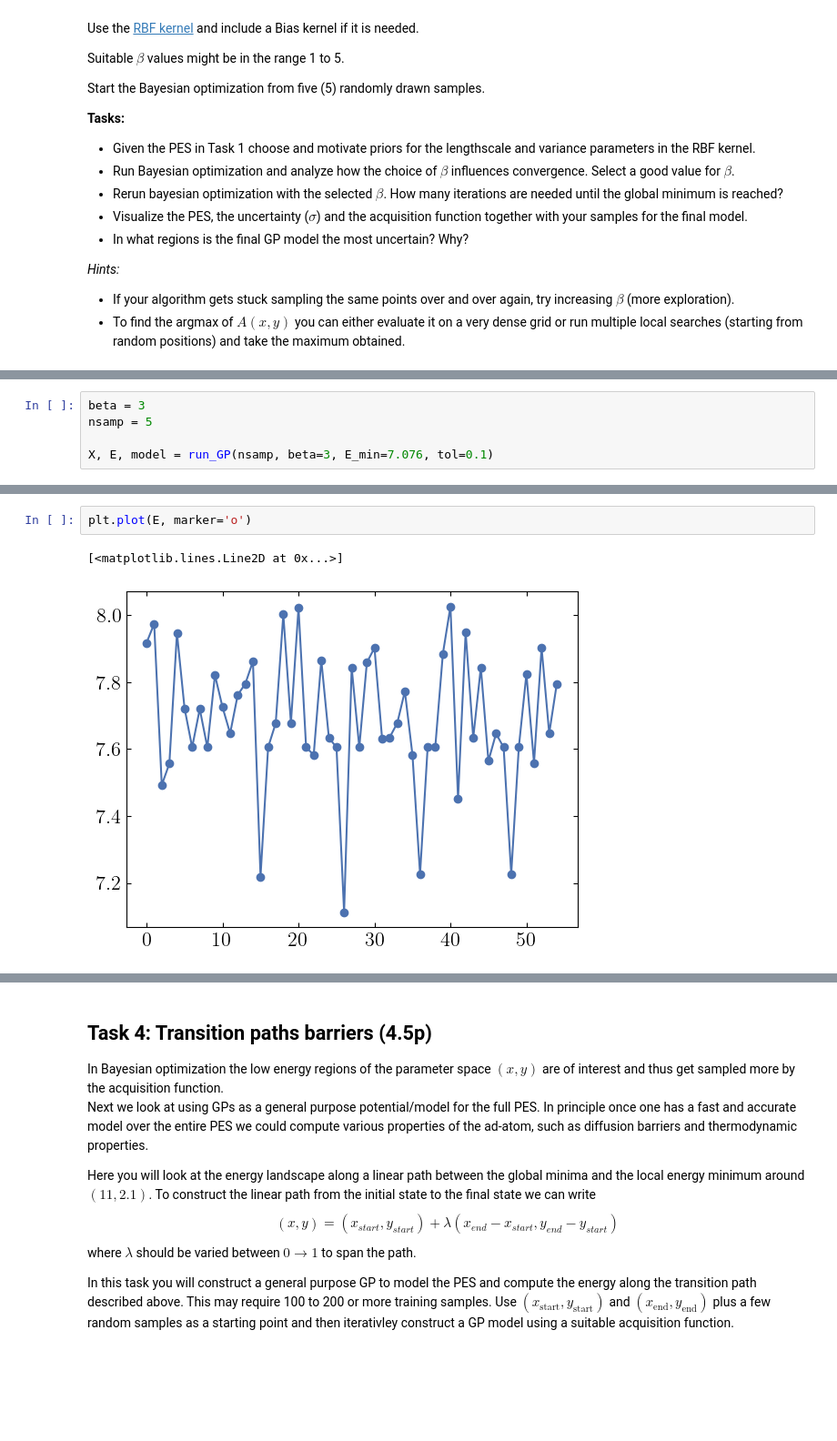
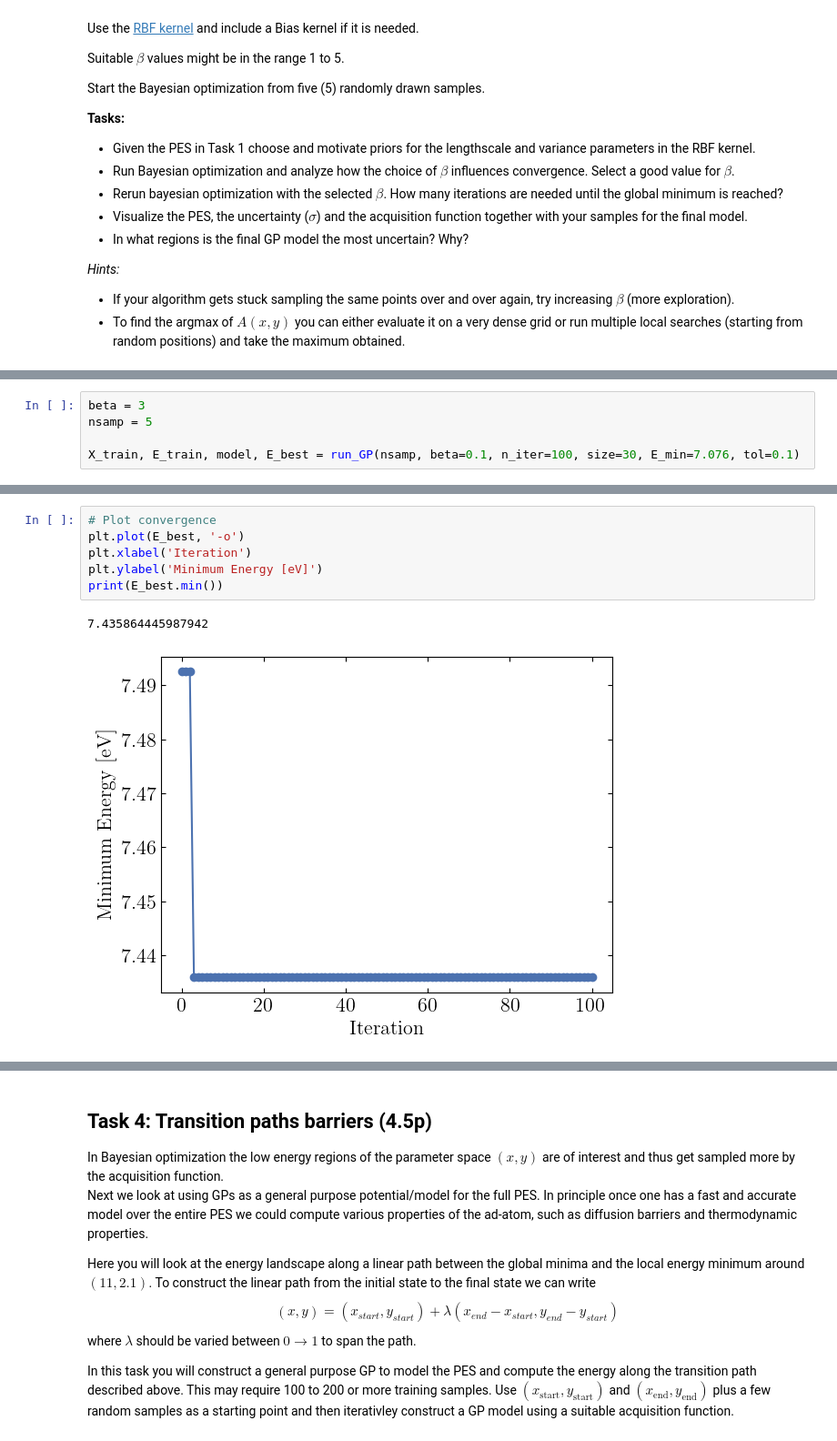
Before and after one commit to j-haralds/Advanced_sim, a Jupyter notebook: project_2b_shared/Jesper_project_2b.ipynb, the cells around one changed output, grey strips where cells are left out. Shown at 91% size. Saved outputs shown, nothing was run; the diff lists cells and outputs as text; blank space fills up the shorter version.

```diff
--- a/project_2b_shared/Jesper_project_2b.ipynb
+++ b/project_2b_shared/Jesper_project_2b.ipynb
@@ -433,4 +440,4 @@ def run_GP(nsamp, beta, E_min=7.076, tol=0.01, x_lim=x_lim, y_lim=y_lim, surface
 beta = 3
 nsamp = 5
 
-X, E, model = run_GP(nsamp, beta=3, E_min=7.076, tol=0.1)
+X_train, E_train, model, E_best = run_GP(nsamp, beta=0.1, n_iter=100, size=30, E_min=7.076, tol=0.1)
@@ -445,5 +444,9 @@ plt.plot(gp_mu)
-# %%
-plt.plot(E, marker='o')
-# %% [output]
-[<matplotlib.lines.Line2D at 0x...>]
-[figure, removed]
+# %%
+# Plot convergence
+plt.plot(E_best, '-o')
+plt.xlabel('Iteration')
+plt.ylabel('Minimum Energy [eV]')
+print(E_best.min())
+# %% [output]
+7.435864445987942
+[figure, added]
```
Also changed, not shown: parts of 10 cells of this notebook.
